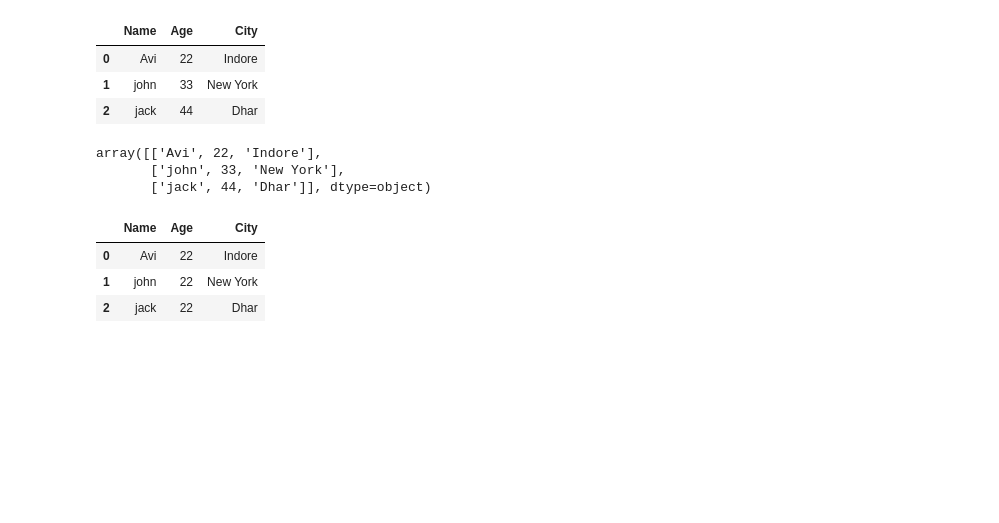
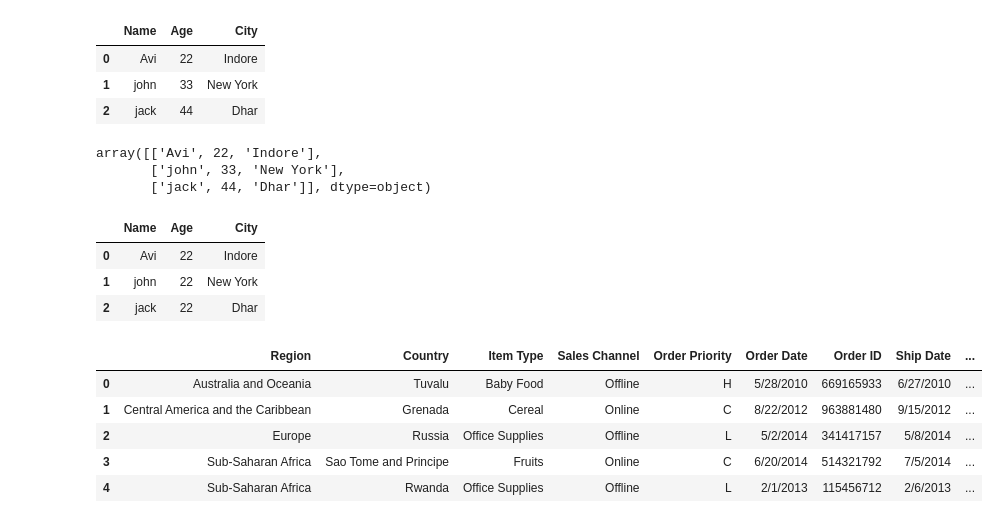
Before and after one commit to Avinash7868/pythonLearning, a Jupyter notebook: udemy_course/Data Analysis with python/pandas.ipynb, the cells around one changed output. Cells and saved outputs as stored; diff of their text form; code cells hidden in the pictures; blank space fills up the shorter version.

```diff
--- a/udemy_course/Data Analysis with python/pandas.ipynb
+++ b/udemy_course/Data Analysis with python/pandas.ipynb
@@ -74,3 +74,15 @@ pd.DataFrame(data)
 | 0 | Avi | 22 | Indore |
 | 1 | john | 22 | New York |
 | 2 | jack | 22 | Dhar |
+# %%
+# Pandas with CSV
+df  = pd.read_csv("./sample_data/sales_records.csv")
+# First five records
+df.head()
+# %% [output]
+|  | Region | Country | Item Type | Sales Channel | Order Priority | Order Date | Order ID | Ship Date | ... |
+| 0 | Australia and Oceania | Tuvalu | Baby Food | Offline | H | 5/28/2010 | 669165933 | 6/27/2010 | ... |
+| 1 | Central America and the Caribbean | Grenada | Cereal | Online | C | 8/22/2012 | 963881480 | 9/15/2012 | ... |
+| 2 | Europe | Russia | Office Supplies | Offline | L | 5/2/2014 | 341417157 | 5/8/2014 | ... |
+| 3 | Sub-Saharan Africa | Sao Tome and Principe | Fruits | Online | C | 6/20/2014 | 514321792 | 7/5/2014 | ... |
+| 4 | Sub-Saharan Africa | Rwanda | Office Supplies | Offline | L | 2/1/2013 | 115456712 | 2/6/2013 | ... |
```
Also changed, not shown: parts of 21 cells of this notebook, 6 other files.
